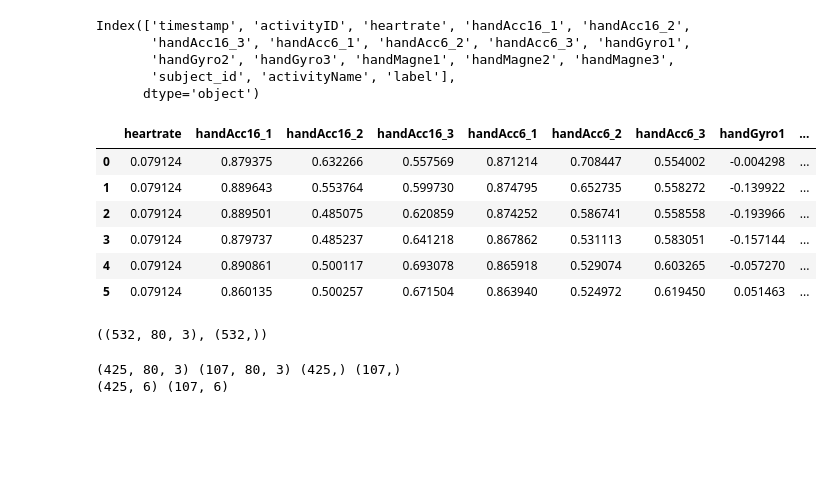
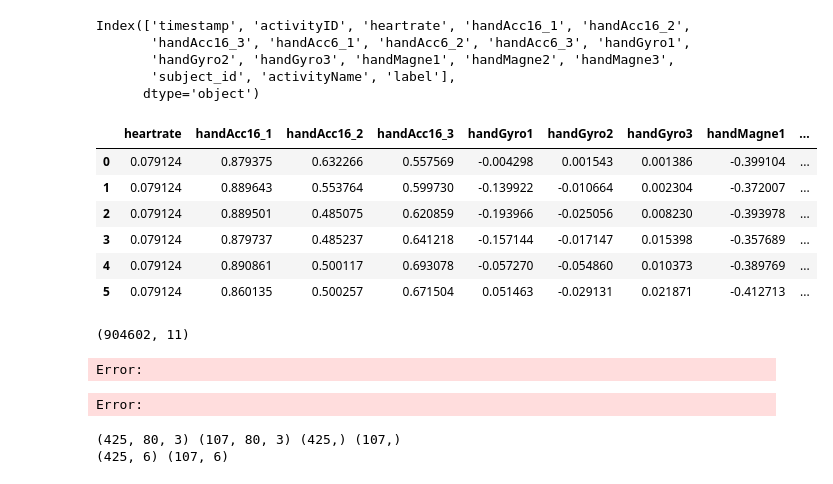
Before and after one commit to daniel620/GaitAnalysis-HAR, a Jupyter notebook: PAMAP2/preprocess.ipynb, the cells around one changed output. Saved outputs shown, nothing was run; the diff lists cells and outputs as text; code cells hidden in the pictures; blank space fills up the shorter version.

Commit message:
Data preprocess and make dataset

```diff
--- a/PAMAP2/src/preprocess.ipynb
+++ b/PAMAP2/preprocess.ipynb
@@ -7,7 +7,7 @@ import os
 # %%
 # read data
 # using PAMAP2 dataset
-raw_data_path = '../data/CleanedData.csv'
+raw_data_path = 'data/CleanedData.csv'
 data=pd.read_csv(raw_data_path)
 activityIDdict = {1: 'lying',
               2: 'sitting',
@@ -107,28 +108,34 @@ Index(['timestamp', 'activityID', 'heartrate', 'handAcc16_1', 'handAcc16_2',
        'subject_id', 'activityName', 'label'],
       dtype='object')
 # %%
+# X = data[['heartrate', 'handAcc16_1', 'handAcc16_2',
+#        'handAcc16_3', 'handAcc6_1', 'handAcc6_2', 'handAcc6_3', 'handGyro1',
+#        'handGyro2', 'handGyro3', 'handMagne1', 'handMagne2', 'handMagne3']]
 X = data[['heartrate', 'handAcc16_1', 'handAcc16_2',
-       'handAcc16_3', 'handAcc6_1', 'handAcc6_2', 'handAcc6_3', 'handGyro1',
+       'handAcc16_3', 'handGyro1',
        'handGyro2', 'handGyro3', 'handMagne1', 'handMagne2', 'handMagne3']]
 y = data['label']
 # %%
 from sklearn.preprocessing import StandardScaler
 scaler = StandardScaler()
 X = scaler.fit_transform(X)
 
+# scaled_X = pd.DataFrame(data = X, columns = ['heartrate', 'handAcc16_1', 'handAcc16_2',
+#        'handAcc16_3', 'handAcc6_1', 'handAcc6_2', 'handAcc6_3', 'handGyro1',
+#        'handGyro2', 'handGyro3', 'handMagne1', 'handMagne2', 'handMagne3'])
 scaled_X = pd.DataFrame(data = X, columns = ['heartrate', 'handAcc16_1', 'handAcc16_2',
-       'handAcc16_3', 'handAcc6_1', 'handAcc6_2', 'handAcc6_3', 'handGyro1',
+       'handAcc16_3', 'handGyro1',
        'handGyro2', 'handGyro3', 'handMagne1', 'handMagne2', 'handMagne3'])
 scaled_X['label'] = y.values
 
 scaled_X.head(6)
 # %% [output]
-|  | heartrate | handAcc16_1 | handAcc16_2 | handAcc16_3 | handAcc6_1 | handAcc6_2 | handAcc6_3 | handGyro1 | ... |
-| 0 | 0.079124 | 0.879375 | 0.632266 | 0.557569 | 0.871214 | 0.708447 | 0.554002 | -0.004298 | ... |
-| 1 | 0.079124 | 0.889643 | 0.553764 | 0.599730 | 0.874795 | 0.652735 | 0.558272 | -0.139922 | ... |
-| 2 | 0.079124 | 0.889501 | 0.485075 | 0.620859 | 0.874252 | 0.586741 | 0.558558 | -0.193966 | ... |
-| 3 | 0.079124 | 0.879737 | 0.485237 | 0.641218 | 0.867862 | 0.531113 | 0.583051 | -0.157144 | ... |
-| 4 | 0.079124 | 0.890861 | 0.500117 | 0.693078 | 0.865918 | 0.529074 | 0.603265 | -0.057270 | ... |
-| 5 | 0.079124 | 0.860135 | 0.500257 | 0.671504 | 0.863940 | 0.524972 | 0.619450 | 0.051463 | ... |
+|  | heartrate | handAcc16_1 | handAcc16_2 | handAcc16_3 | handGyro1 | handGyro2 | handGyro3 | handMagne1 | ... |
+| 0 | 0.079124 | 0.879375 | 0.632266 | 0.557569 | -0.004298 | 0.001543 | 0.001386 | -0.399104 | ... |
+| 1 | 0.079124 | 0.889643 | 0.553764 | 0.599730 | -0.139922 | -0.010664 | 0.002304 | -0.372007 | ... |
+| 2 | 0.079124 | 0.889501 | 0.485075 | 0.620859 | -0.193966 | -0.025056 | 0.008230 | -0.393978 | ... |
+| 3 | 0.079124 | 0.879737 | 0.485237 | 0.641218 | -0.157144 | -0.017147 | 0.015398 | -0.357689 | ... |
+| 4 | 0.079124 | 0.890861 | 0.500117 | 0.693078 | -0.057270 | -0.054860 | 0.010373 | -0.389769 | ... |
+| 5 | 0.079124 | 0.860135 | 0.500257 | 0.671504 | 0.051463 | -0.029131 | 0.021871 | -0.412713 | ... |
 # %%
 # save scaled data
@@ -136,19 +143,31 @@ scaled_X.to_csv('scaledData.csv')
+# %%
+scaled_X.shape
+# %% [output]
+(904602, 11)
 # %%
 import scipy.stats as stats
 def get_frames(df, frame_size, hop_size):
 
-    N_FEATURES = 3
+    N_FEATURES = 10
+    feature_list = [['heartrate', 'handAcc16_1', 'handAcc16_2',
+       'handAcc16_3', 'handGyro1',
+       'handGyro2', 'handGyro3', 'handMagne1', 'handMagne2', 'handMagne3']]
 
     frames = []
     labels = []
     for i in range(0, len(df) - frame_size, hop_size):
-        x = df['x'].values[i: i + frame_size]
-        y = df['y'].values[i: i + frame_size]
-        z = df['z'].values[i: i + frame_size]
+        temp_list = []
+        for feature in feature_list:
+            x = df[feature].values[i: i + frame_size]
+            temp_list.append(x)
+        # x = df['x'].values[i: i + frame_size]
+        # y = df['y'].values[i: i + frame_size]
+        # z = df['z'].values[i: i + frame_size]
 
         # Retrieve the most often used label in this segment
         label = stats.mode(df['label'][i: i + frame_size])[0][0]
-        frames.append([x, y, z])
+        # frames.append([x, y, z])
+        frames.append(temp_list)
         labels.append(label)
 
     # Bring the segments into a better shape
@@ -156,14 +175,15 @@ def get_frames(df, frame_size, hop_size):
     labels = np.asarray(labels)
 
     return frames, labels
-Fs = 20
+Fs = 100
 frame_size = Fs*4 # 80
 hop_size = Fs*2 # 40
 X, y = get_frames(scaled_X, frame_size, hop_size)
 
 X.shape, y.shape
 # %% [output]
-((532, 80, 3), (532,))
+Error:
+Error:
 # %%
 from sklearn.model_selection import train_test_split
 X_train, X_test, y_train, y_test = train_test_split(X, y, test_size = 0.2, random_state = 0, stratify = y)
```
Also changed, not shown: parts of 2 cells of this notebook, 8 other files.
